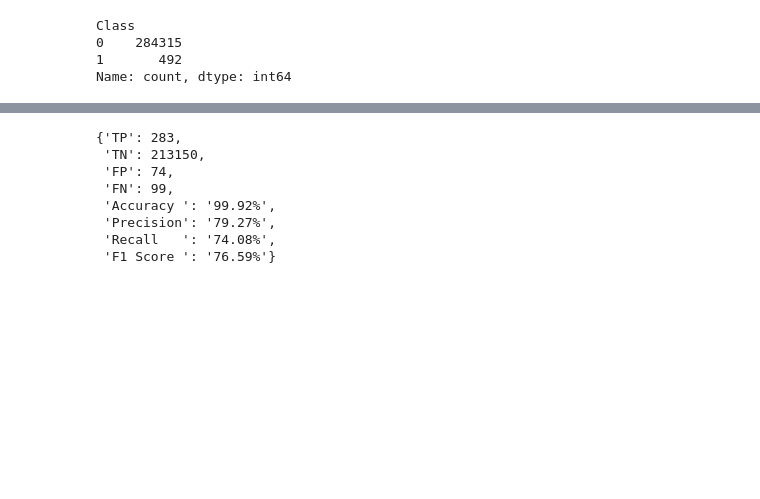
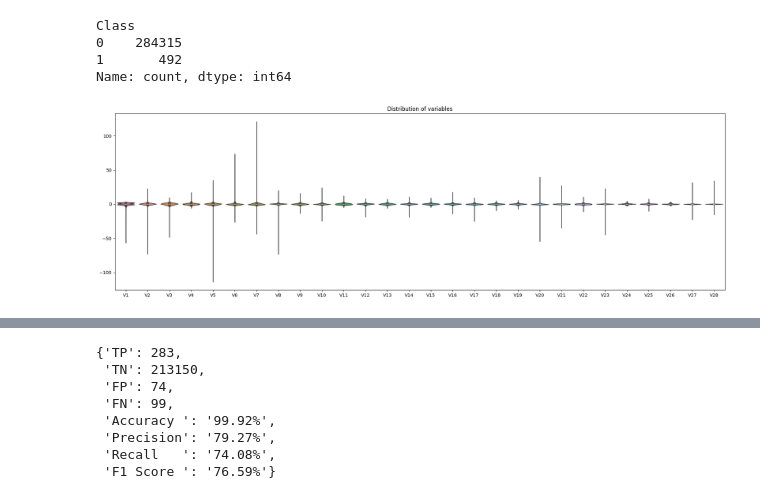
Before and after one commit to MarekFilo/Credit-Card-Fraud-Detection, a Jupyter notebook: main.ipynb, the cells around one changed output, grey strips where cells are left out. Drawn from its saved outputs; the diff is of its cells as text; code cells hidden in the pictures; blank space fills up the shorter version.

```diff
--- a/main.ipynb
+++ b/main.ipynb
@@ -104,9 +105,11 @@ def confusion_matrix_metrics(conf_matrix: np.ndarray) -> dict:
         "F1 Score ": f"{f1_score * 100:.2f}%",
     }
 # %%
-# plt.figure(figsize=(24, 7))
-# sns.violinplot(data=df.drop(columns=["Time", "Amount", "Class"]))
-# plt.title("Distribution of variables")
-# plt.show()
+plt.figure(figsize=(24, 7))
+sns.violinplot(data=df.drop(columns=["Class", "Time", "Amount"]))
+plt.title("Distribution of variables")
+plt.show()
+# %% [output]
+[figure, added]
 # %%
 scaler = StandardScaler()
```
Also changed, not shown: parts of 5 cells of this notebook.
